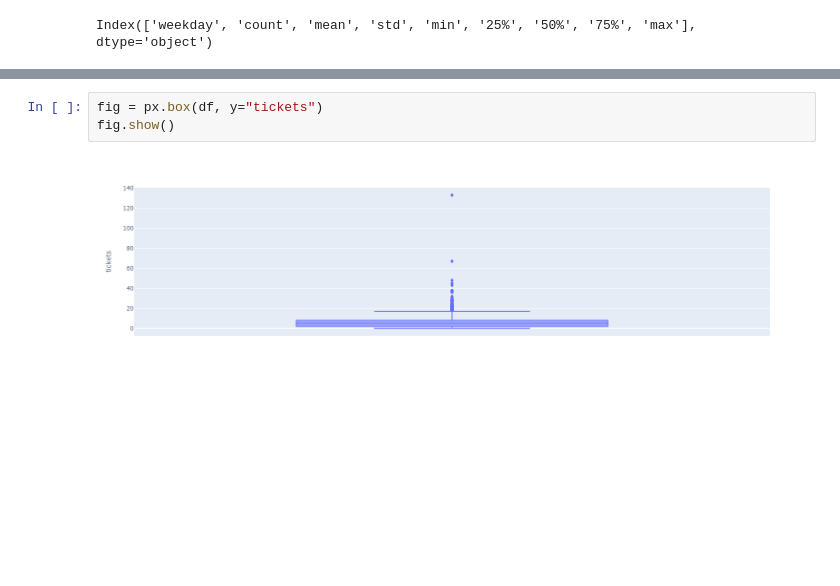
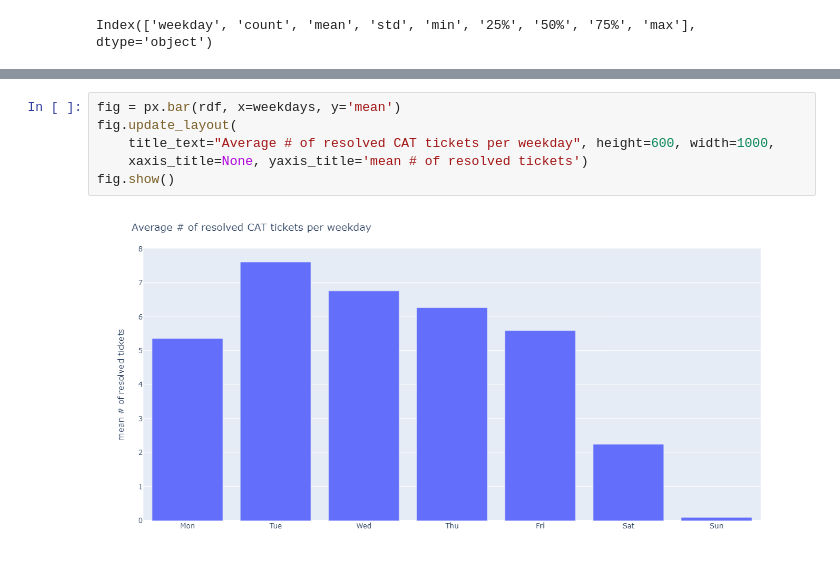
Before and after one commit to BookOps-CAT/tickets-analysis, a Jupyter notebook: notebooks/charts.ipynb, the cells around one changed output, grey strips where cells are left out. Saved outputs shown, nothing was run; the diff lists cells and outputs as text; blank space fills up the shorter version.

```diff
--- a/notebooks/charts.ipynb
+++ b/notebooks/charts.ipynb
@@ -122,5 +187,8 @@ df.head()
-# %%
-fig = px.box(df, y="tickets")
-fig.show()
-# %% [output]
-[figure, removed]
+# %%
+fig = px.bar(rdf, x=weekdays, y='mean')
+fig.update_layout(
+    title_text="Average # of resolved CAT tickets per weekday", height=600, width=1000,
+    xaxis_title=None, yaxis_title='mean # of resolved tickets')
+fig.show()
+# %% [output]
+[figure, added]
```
Also changed, not shown: parts of 13 cells of this notebook, 1 other file.
